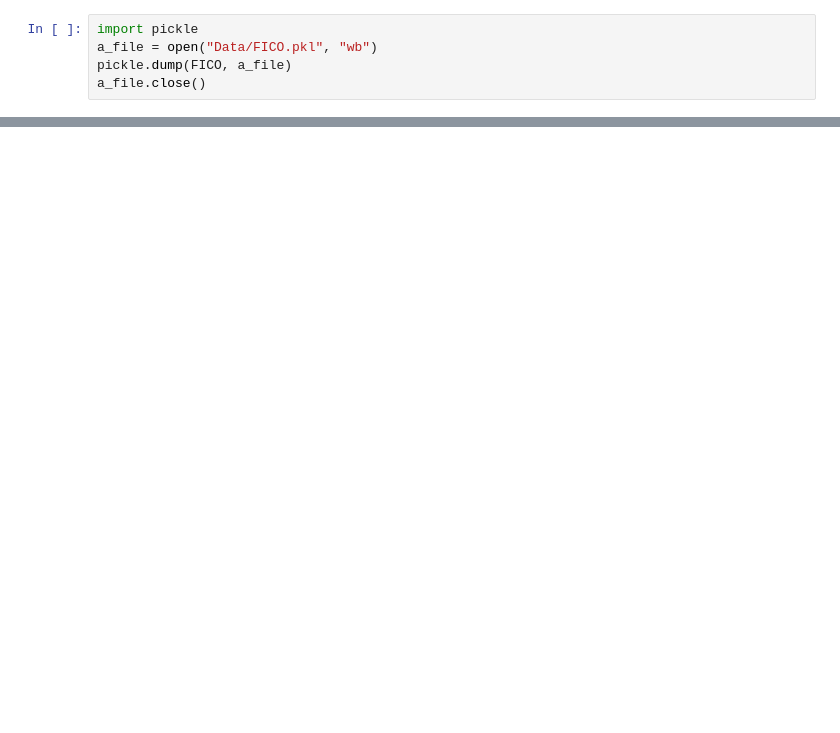
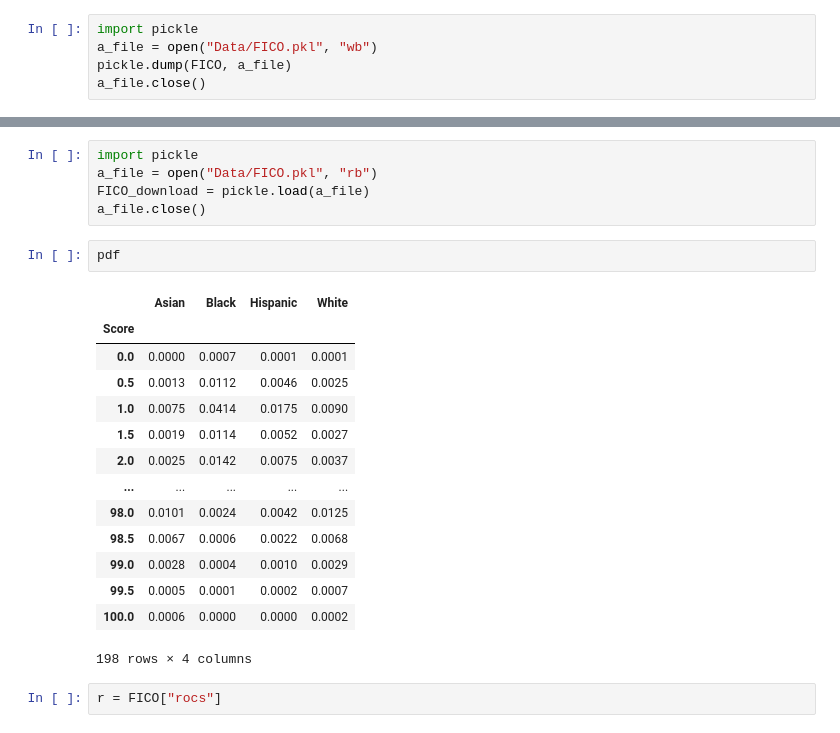
Before and after one commit to KieranVaudaux/Statistical-Machine-Learning-Project, a Jupyter notebook: Untitled.ipynb, the cells around one changed output, grey strips where cells are left out. Saved outputs shown, nothing was run; the diff lists cells and outputs as text; blank space fills up the shorter version.

```diff
--- a/Untitled.ipynb
+++ b/Untitled.ipynb
@@ -141,0 +160,24 @@ for name in colname:
+# %%
+import pickle
+a_file = open("Data/FICO.pkl", "rb")
+FICO_download = pickle.load(a_file)
+a_file.close()
+# %%
+pdf
+# %% [output]
+|  | Asian | Black | Hispanic | White |
+| Score |  |  |  |  |
+| 0.0 | 0.0000 | 0.0007 | 0.0001 | 0.0001 |
+| 0.5 | 0.0013 | 0.0112 | 0.0046 | 0.0025 |
+| 1.0 | 0.0075 | 0.0414 | 0.0175 | 0.0090 |
+| 1.5 | 0.0019 | 0.0114 | 0.0052 | 0.0027 |
+| 2.0 | 0.0025 | 0.0142 | 0.0075 | 0.0037 |
+| ... | ... | ... | ... | ... |
+| 98.0 | 0.0101 | 0.0024 | 0.0042 | 0.0125 |
+| 98.5 | 0.0067 | 0.0006 | 0.0022 | 0.0068 |
+| 99.0 | 0.0028 | 0.0004 | 0.0010 | 0.0029 |
+| 99.5 | 0.0005 | 0.0001 | 0.0002 | 0.0007 |
+| 100.0 | 0.0006 | 0.0000 | 0.0000 | 0.0002 |
+198 rows × 4 columns
+# %%
+r = FICO["rocs"]
```
Also changed, not shown: parts of 20 cells of this notebook, 17 other files.
